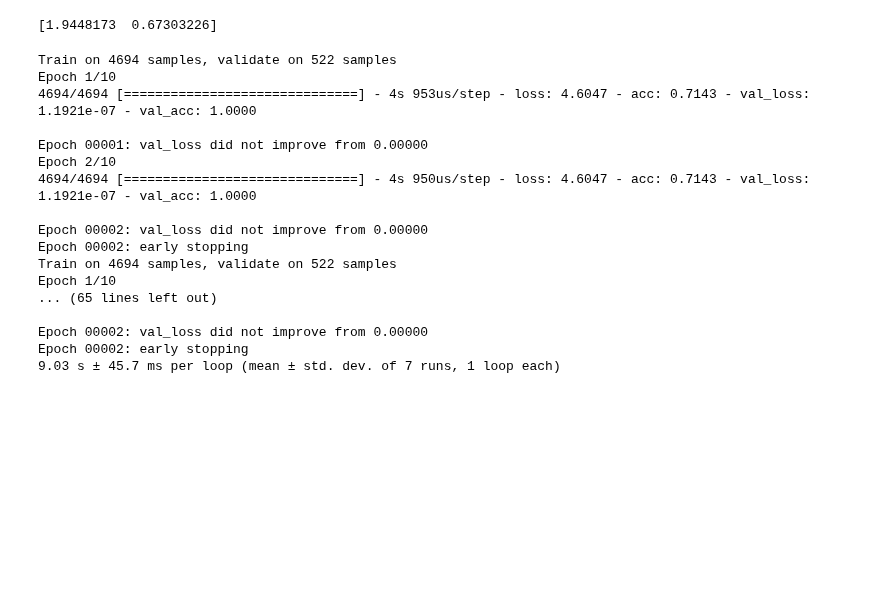
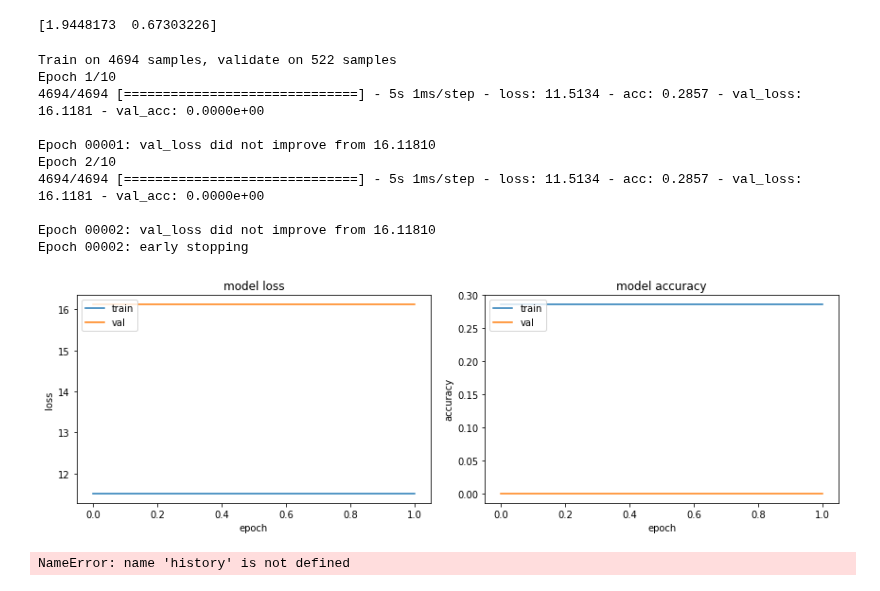
Before and after one commit to unit8co/amld-workshop-pneumonia, a Jupyter notebook: part3_model.ipynb, the cells around one changed output. Cells and saved outputs as stored; diff of their text form; code cells hidden in the pictures; blank space fills up the shorter version.

Commit message:
Part 3. model tweaking

```diff
--- a/part3_model.ipynb
+++ b/part3_model.ipynb
@@ -149,14 +150,10 @@ print(classweight)
 # %% [output]
 [1.9448173  0.67303226]
 # %%
-%%timeit
-
-tf.reset_default_graph()
-
 history = model.fit(
     x=x_train, y=y_train,
     validation_split=0.1,
-    callbacks=[checkpoint, early_stop, tensorboard],
+    callbacks=[checkpoint, early_stop, lr_reduce, tensorboard],
     shuffle=True,
     batch_size=64,
     epochs=10,
@@ -165,18 +162,49 @@ history = model.fit(
 # %% [output]
 Train on 4694 samples, validate on 522 samples
 Epoch 1/10
-4694/4694 [==============================] - 4s 953us/step - loss: 4.6047 - acc: 0.7143 - val_loss: 1.1921e-07 - val_acc: 1.0000
+4694/4694 [==============================] - 5s 1ms/step - loss: 11.5134 - acc: 0.2857 - val_loss: 16.1181 - val_acc: 0.0000e+00
 
-Epoch 00001: val_loss did not improve from 0.00000
+Epoch 00001: val_loss did not improve from 16.11810
 Epoch 2/10
-4694/4694 [==============================] - 4s 950us/step - loss: 4.6047 - acc: 0.7143 - val_loss: 1.1921e-07 - val_acc: 1.0000
+4694/4694 [==============================] - 5s 1ms/step - loss: 11.5134 - acc: 0.2857 - val_loss: 16.1181 - val_acc: 0.0000e+00
 
-Epoch 00002: val_loss did not improve from 0.00000
+Epoch 00002: val_loss did not improve from 16.11810
 Epoch 00002: early stopping
-Train on 4694 samples, validate on 522 samples
-Epoch 1/10
-... (65 lines left out)
-
-Epoch 00002: val_loss did not improve from 0.00000
-Epoch 00002: early stopping
-9.03 s ± 45.7 ms per loop (mean ± std. dev. of 7 runs, 1 loop each)
+# %%
+def plot_learning_curves(history):
+    plt.figure(figsize=(12,4))
+
+    plt.subplot(1,2,1)
+    plt.plot(history.history['loss'])
+    plt.plot(history.history['val_loss'])
+    plt.title('model loss')
+    plt.ylabel('loss')
+    plt.xlabel('epoch')
+    plt.legend(['train', 'val'], loc='upper left')
+
+    plt.subplot(1,2,2)
+    plt.plot(history.history['acc'])
+    plt.plot(history.history['val_acc'])
+    plt.title('model accuracy')
+    plt.ylabel('accuracy')
+    plt.xlabel('epoch')
+    plt.legend(['train', 'val'], loc='upper left')
+
+    plt.tight_layout()
+
+plot_learning_curves(history)
+# %% [output]
+[figure, added]
+# %%
+# Plot learning curves
+
+
+plt.plot(history.history['acc'])
+plt.plot(history.history['val_acc'])
+plt.title('model accuracy')
+plt.ylabel('accuracy')
+plt.xlabel('epoch')
+plt.legend(['train', 'test'], loc='upper left')
+plt.show()
+# %% [output]
+NameError: name 'history' is not defined
```
Also changed, not shown: parts of 5 cells of this notebook.
